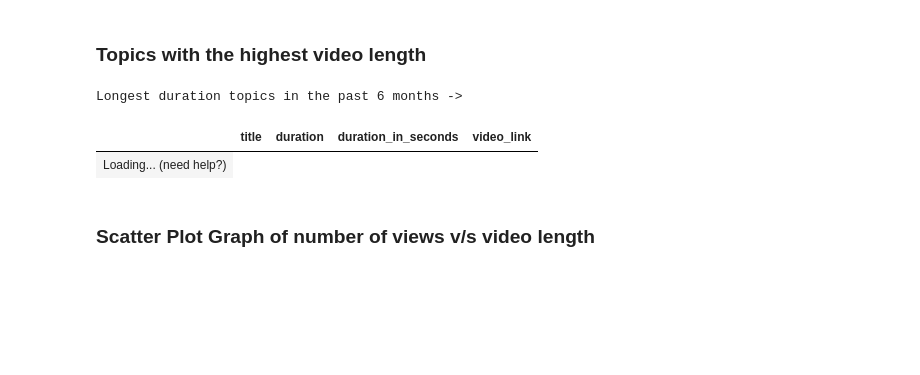
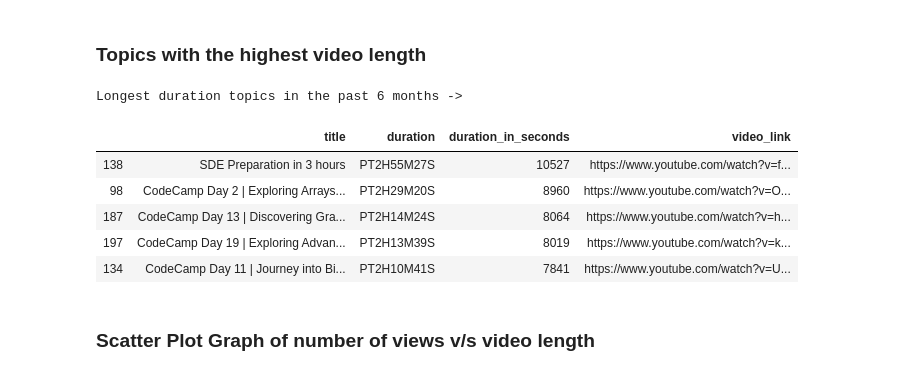
Before and after one commit to anayjain/GFG-DataAnalysis, a Jupyter notebook: GeeksforGeeks_Project2_GFGDataAnalysis.ipynb, the cells around one changed output. Drawn from its saved outputs; the diff is of its cells as text; code cells hidden in the pictures; blank space fills up the shorter version.

```diff
--- a/GeeksforGeeks_Project2_GFGDataAnalysis.ipynb
+++ b/GeeksforGeeks_Project2_GFGDataAnalysis.ipynb
@@ -196,24 +200,29 @@ The most viewed topic in past 6 months is Learn System Design with GeeksforGeeks
 # %%
 # create function to parse ISO-8601 duration and calculate the total seconds
 def calculate_duration_sec(s):
   duration = parse_duration(s)
   tot_sec = (int(duration.time.hours) * 60 * 60) + (int(duration.time.minutes) * 60) + int(duration.time.seconds)
   return tot_sec
 
 #Append a new column duration in seconds to table
 duration = list(df['duration'])
 duration_sec = []
 for i in duration:
   duration_sec.append(calculate_duration_sec(i))
 df.insert(3,'duration_in_seconds', duration_sec)
 
 most_duration = df.sort_values(by=['duration_in_seconds'],ascending=False)
 print("Longest duration topics in the past 6 months ->")
-most_duration[['title', 'duration', 'duration_in_seconds', 'video_link']].head(5)
+# show(most_duration[['title', 'duration', 'duration_in_seconds', 'video_link']].head(5))
+tabulate(most_duration[['title', 'duration', 'duration_in_seconds', 'video_link']].head(5), headers = 'keys', tablefmt = 'html')
 # %% [output]
 Longest duration topics in the past 6 months ->
 |  | title | duration | duration_in_seconds | video_link |
-| Loading... (need help?) |
+| 138 | SDE Preparation in 3 hours | PT2H55M27S | 10527 | https://www.youtube.com/watch?v=f... |
+| 98 | CodeCamp Day 2 | Exploring Arrays... | PT2H29M20S | 8960 | https://www.youtube.com/watch?v=O... |
+| 187 | CodeCamp Day 13 | Discovering Gra... | PT2H14M24S | 8064 | https://www.youtube.com/watch?v=h... |
+| 197 | CodeCamp Day 19 | Exploring Advan... | PT2H13M39S | 8019 | https://www.youtube.com/watch?v=k... |
+| 134 | CodeCamp Day 11 | Journey into Bi... | PT2H10M41S | 7841 | https://www.youtube.com/watch?v=U... |
 # %% [markdown]
 ### Scatter Plot Graph of number of views v/s video length
 # %%
```
Also changed, not shown: parts of 6 cells of this notebook.
